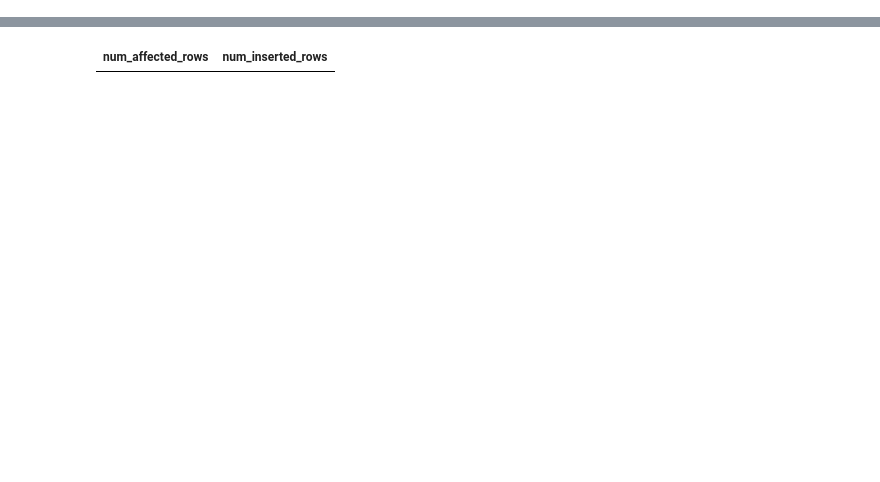
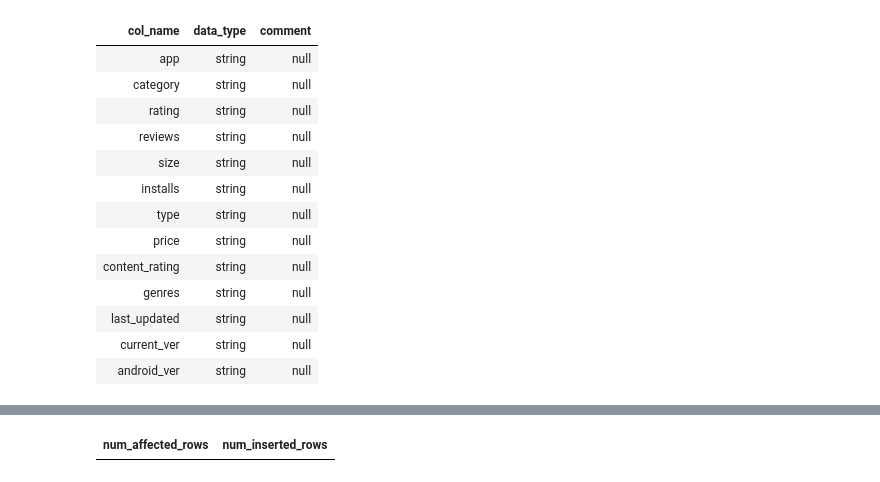
Before and after one commit to Romario76/Pos-PUCRJ-Data-Science-Analytics, a Jupyter notebook: MVP_EngDados.ipynb, the cells around one changed output, grey strips where cells are left out. Cells and saved outputs as stored; diff of their text form; code cells hidden in the pictures; blank space fills up the shorter version.

```diff
--- a/MVP_EngDados.ipynb
+++ b/MVP_EngDados.ipynb
@@ -60,0 +161,18 @@ True
+# %%
+%sql
+DESCRIBE TABLE mvp.bronze.app_base
+# %% [output]
+| col_name | data_type | comment |
+| app | string | null |
+| category | string | null |
+| rating | string | null |
+| reviews | string | null |
+| size | string | null |
+| installs | string | null |
+| type | string | null |
+| price | string | null |
+| content_rating | string | null |
+| genres | string | null |
+| last_updated | string | null |
+| current_ver | string | null |
+| android_ver | string | null |
```
Also changed, not shown: parts of 125 cells of this notebook.
